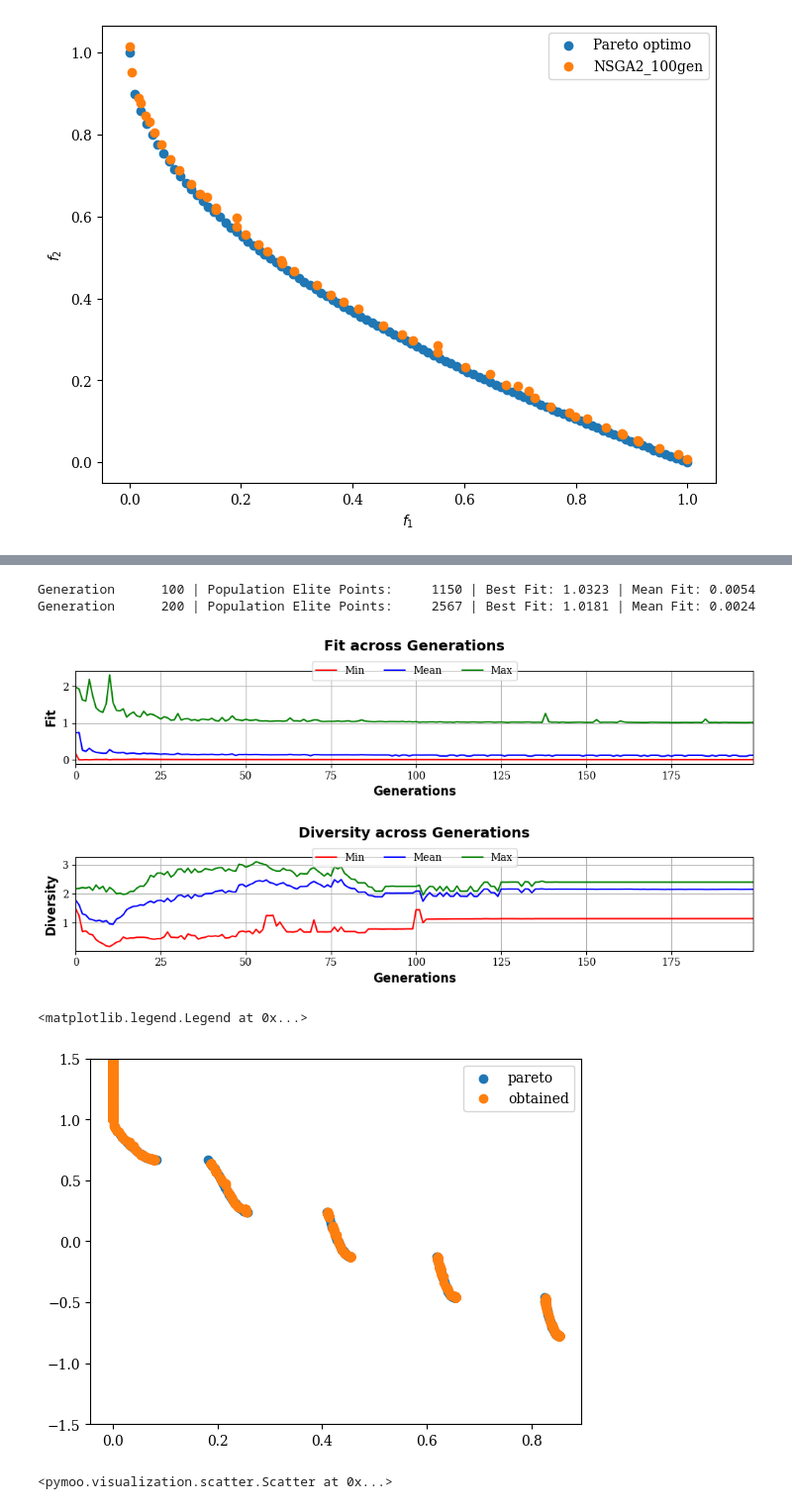
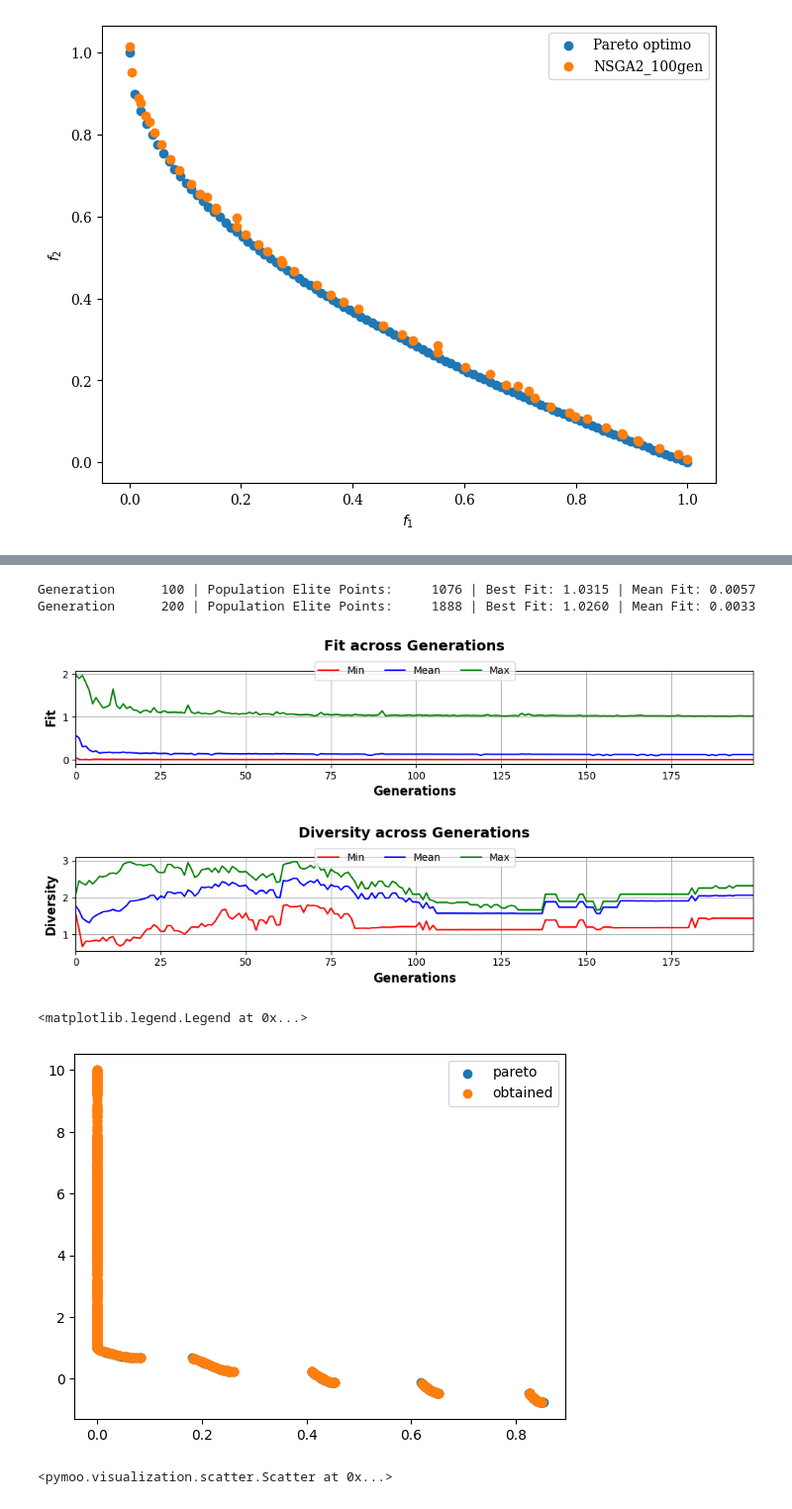
Before and after one commit to pedro-com/bioinspired-evo, a Jupyter notebook: hito2-alumno.ipynb, the cells around one changed output, grey strips where cells are left out. Shown at 99% size. Saved outputs shown, nothing was run; the diff lists cells and outputs as text; code cells hidden in the pictures.

```diff
--- a/hito2-alumno.ipynb
+++ b/hito2-alumno.ipynb
@@ -86,40 +91,40 @@ plt.legend()
 # %%
 problem = get_problem("zdt3")
 evolutive = RealMultiEvolutive(
     n_individuals=50,
     value_range=[0, 1],
     maximize=[False, False],
     cromolength=30,
     mutation=["random-range", "random-local"],
     crossover=["blx", "uniform", "blx-alpha"],
-    front='range',
+    front='front',
     penalization='crowding_norm',
     selection_pool_size=0.8,
     average_mutation_rate=1.5,
     mutation_eps=0.5,
     elitism=True,
-    alpha=0.8,
+    alpha=0.6,
     T_selection=10
 )
 
-results = evolutive.evolve(fit=problem.evaluate, n_generations=200, trace=100, obtain_metrics=True)
+results = evolutive.evolve(fit=problem.evaluate, n_generations=200, trace=50, obtain_metrics=True)
 evolutive.plot_evolution_metrics(results["evolution_metrics"])
 plt.show()
 
 fig, axs = plt.subplots(1, 1)
-axs.set_ylim(-1.5, 1.5)
+# axs.set_ylim(-1.5, 1.5)
 pareto = problem.pareto_front()
 axs.scatter(pareto[:, 0], pareto[:, 1], label='pareto')
 fit_scores = np.array([problem.evaluate(p) for p in results["best"]])
 
 axs.scatter(fit_scores[:, 0], fit_scores[:, 1], label='obtained')
 plt.legend()
 # %% [output]
-Generation      100 | Population Elite Points:     1150 | Best Fit: 1.0323 | Mean Fit: 0.0054
-Generation      200 | Population Elite Points:     2567 | Best Fit: 1.0181 | Mean Fit: 0.0024
+Generation      100 | Population Elite Points:     1076 | Best Fit: 1.0315 | Mean Fit: 0.0057
+Generation      200 | Population Elite Points:     1888 | Best Fit: 1.0260 | Mean Fit: 0.0033
-[figure, old version]
+[figure, new version]
 <matplotlib.legend.Legend at 0x...>
-[figure, old version]
+[figure, new version]
 # %%
 scatter = Scatter()
 
```
Also changed, not shown: parts of 4 cells of this notebook, 5 other files.
